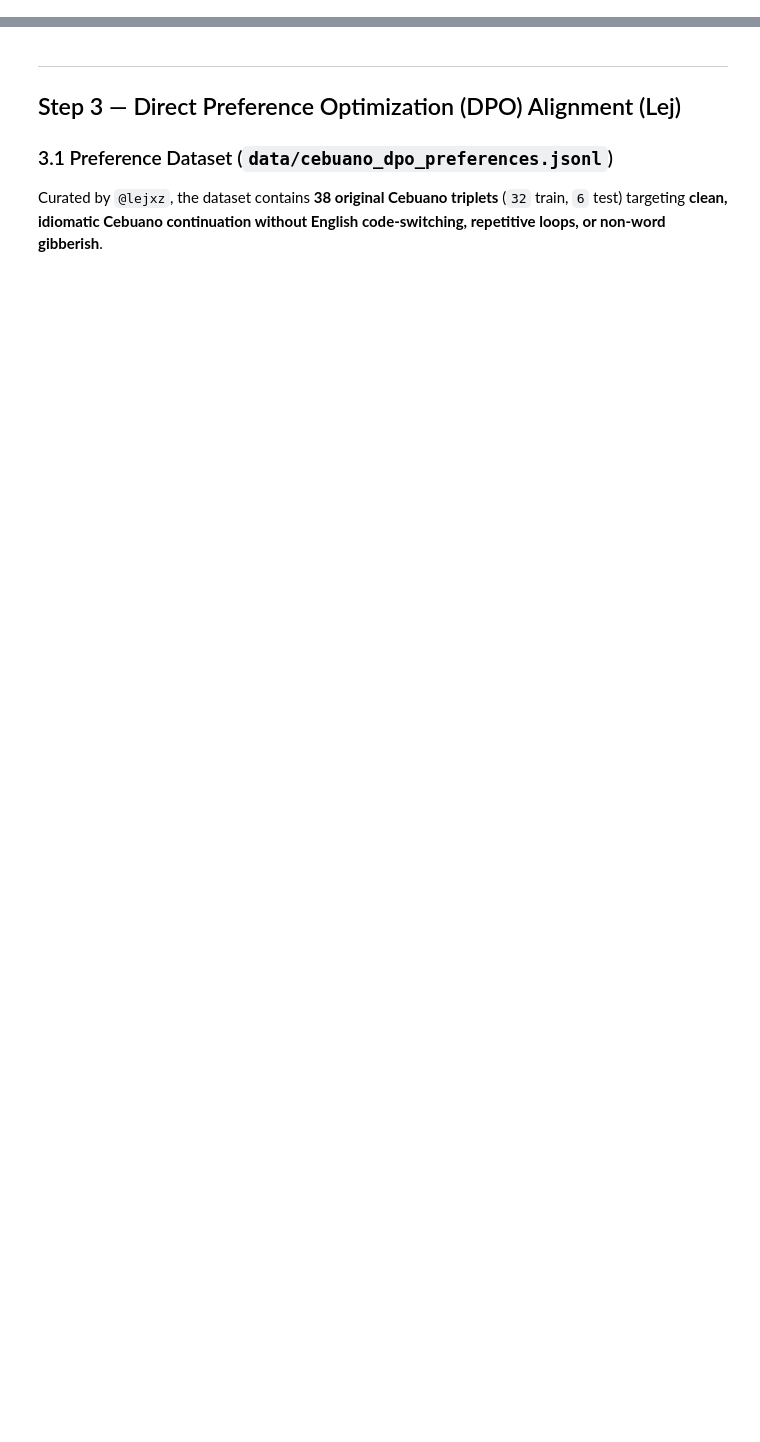
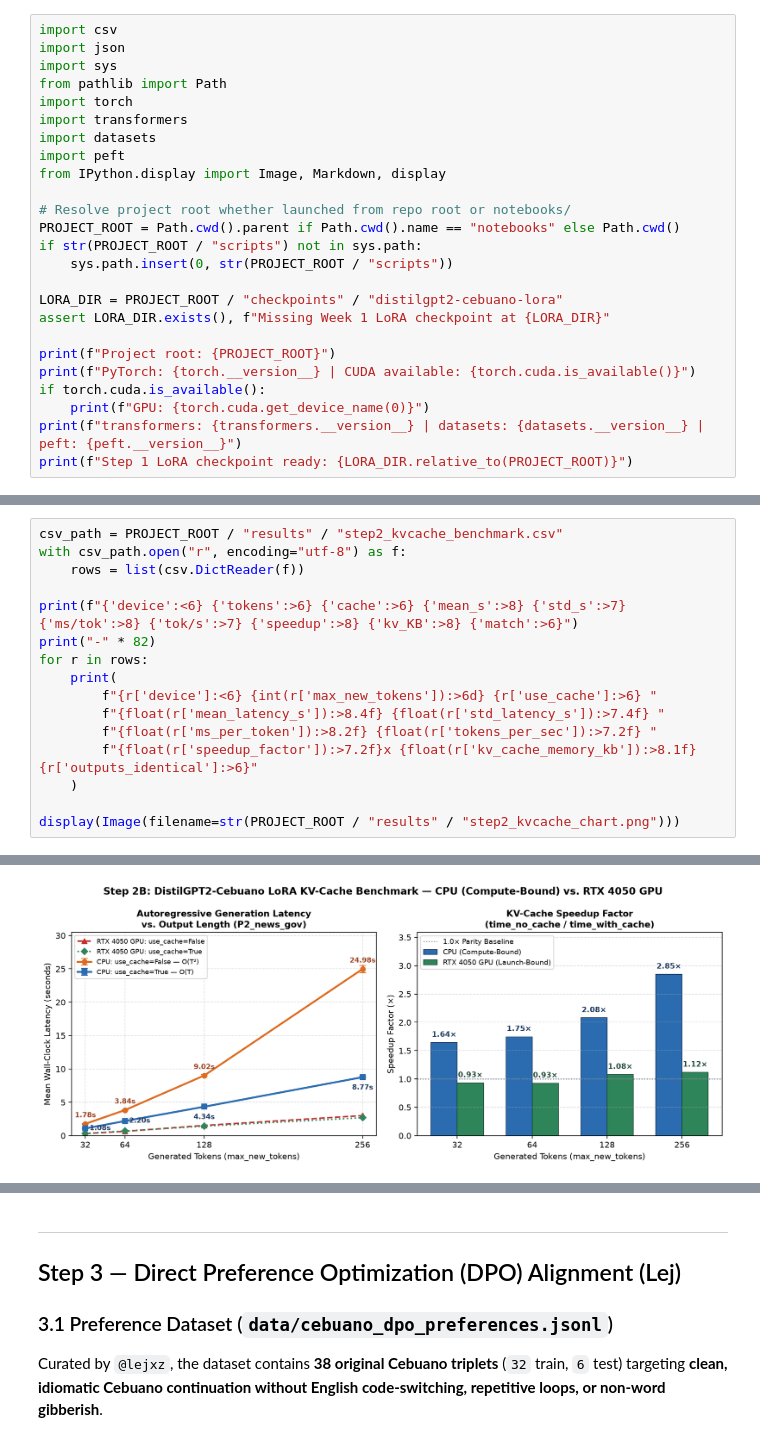
Before and after one commit to Pycnosis/cebuano-distilgpt2, a Jupyter notebook: notebooks/week2_step2_step3_step4.ipynb, the cells around one changed output, grey strips where cells are left out. Drawn from its saved outputs; the diff is of its cells as text; blank space fills up the shorter version.

Commit message:
feat(notebook): scaffold Week 2 notebook with executed Step 2B KV-cache section

```diff
--- a/notebooks/week2_step2_step3_step4.ipynb
+++ b/notebooks/week2_step2_step3_step4.ipynb
@@ -18,0 +24,25 @@ In Week 1, we adapted `distilgpt2` to Cebuano via LoRA ($r=32$, $\alpha=64$), re
+# %%
+import csv
+import json
+import sys
+from pathlib import Path
+import torch
+import transformers
+import datasets
+import peft
+from IPython.display import Image, Markdown, display
+
+# Resolve project root whether launched from repo root or notebooks/
+PROJECT_ROOT = Path.cwd().parent if Path.cwd().name == "notebooks" else Path.cwd()
+if str(PROJECT_ROOT / "scripts") not in sys.path:
+    sys.path.insert(0, str(PROJECT_ROOT / "scripts"))
+
+LORA_DIR = PROJECT_ROOT / "checkpoints" / "distilgpt2-cebuano-lora"
+assert LORA_DIR.exists(), f"Missing Week 1 LoRA checkpoint at {LORA_DIR}"
+
+print(f"Project root: {PROJECT_ROOT}")
+print(f"PyTorch: {torch.__version__} | CUDA available: {torch.cuda.is_available()}")
+if torch.cuda.is_available():
+    print(f"GPU: {torch.cuda.get_device_name(0)}")
+print(f"transformers: {transformers.__version__} | datasets: {datasets.__version__} | peft: {peft.__version__}")
+print(f"Step 1 LoRA checkpoint ready: {LORA_DIR.relative_to(PROJECT_ROOT)}")
@@ -40,0 +102,17 @@ for p in sorted(results_dir.glob('step*')):
+# %%
+csv_path = PROJECT_ROOT / "results" / "step2_kvcache_benchmark.csv"
+with csv_path.open("r", encoding="utf-8") as f:
+    rows = list(csv.DictReader(f))
+
+print(f"{'device':<6} {'tokens':>6} {'cache':>6} {'mean_s':>8} {'std_s':>7} {'ms/tok':>8} {'tok/s':>7} {'speedup':>8} {'kv_KB':>8} {'match':>6}")
+print("-" * 82)
+for r in rows:
+    print(
+        f"{r['device']:<6} {int(r['max_new_tokens']):>6d} {r['use_cache']:>6} "
+        f"{float(r['mean_latency_s']):>8.4f} {float(r['std_latency_s']):>7.4f} "
+        f"{float(r['ms_per_token']):>8.2f} {float(r['tokens_per_sec']):>7.2f} "
+        f"{float(r['speedup_factor']):>7.2f}x {float(r['kv_cache_memory_kb']):>8.1f} {r['outputs_identical']:>6}"
+    )
+
+display(Image(filename=str(PROJECT_ROOT / "results" / "step2_kvcache_chart.png")))
+# %% [output]
@@ -40,0 +137 @@ for p in sorted(results_dir.glob('step*')):
+[figure, added]
```
Also changed, not shown: parts of 13 cells of this notebook.
